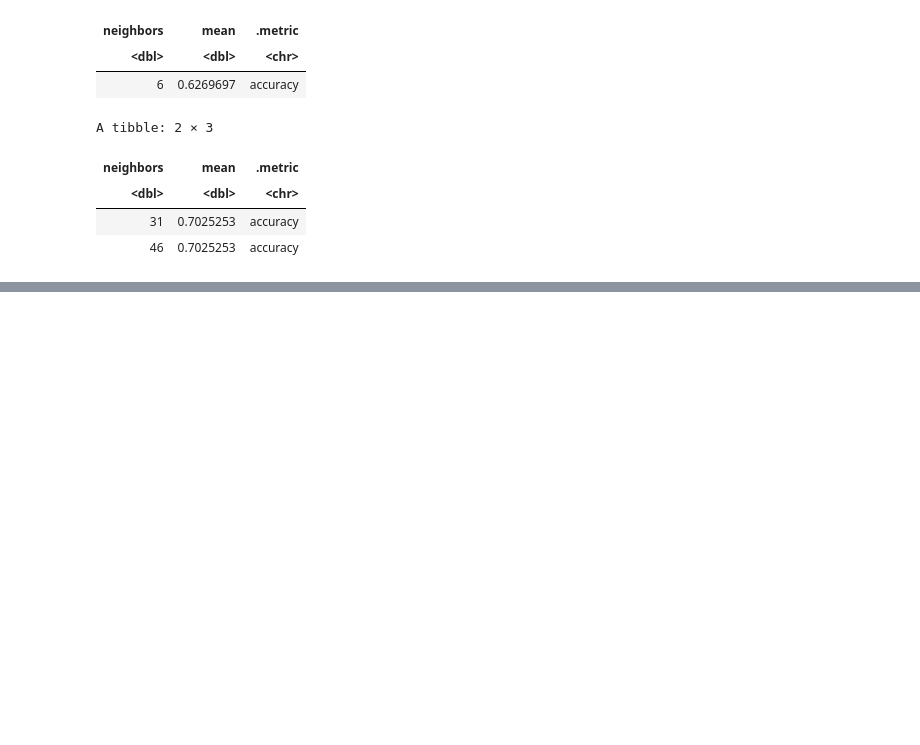
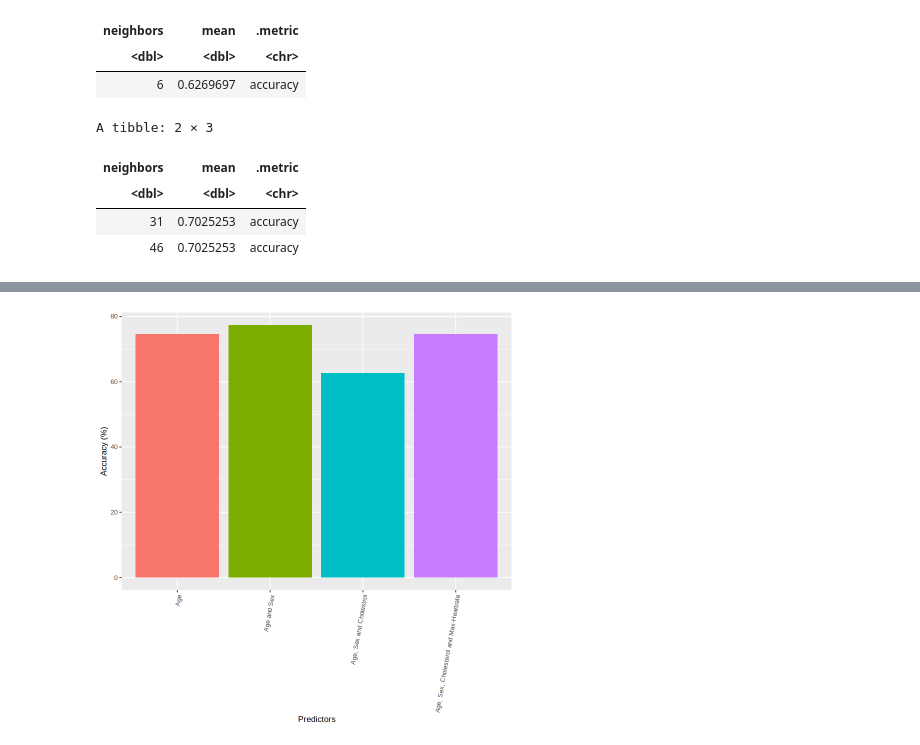
Before and after one commit to Mr-Slope/DSCI-100_Group_Project, a Jupyter notebook: Yash's Work FINAL.ipynb, the cells around one changed output, grey strips where cells are left out. Cells and saved outputs as stored; diff of their text form; code cells hidden in the pictures; blank space fills up the shorter version.

```diff
--- a/Yash's Work FINAL.ipynb
+++ b/Yash's Work FINAL.ipynb
@@ -341,0 +366,9 @@ A tibble: 1 × 4
+# %%
+accuracy_plot <- ggplot(accuracy_table, aes(x = predictor, y = accuracy, fill = predictor)) +
+                    geom_bar(stat = "identity") +
+                    labs(x = "Predictors", y = "Accuracy (%)") +
+                    theme(text=element_text(size = 10), axis.text.x = element_text(angle = 80, hjust = 1)) +
+                    guides(fill = "none")
+accuracy_plot
+# %% [output]
+[figure, added]
```
Also changed, not shown: parts of 8 cells of this notebook, 1 other file.
